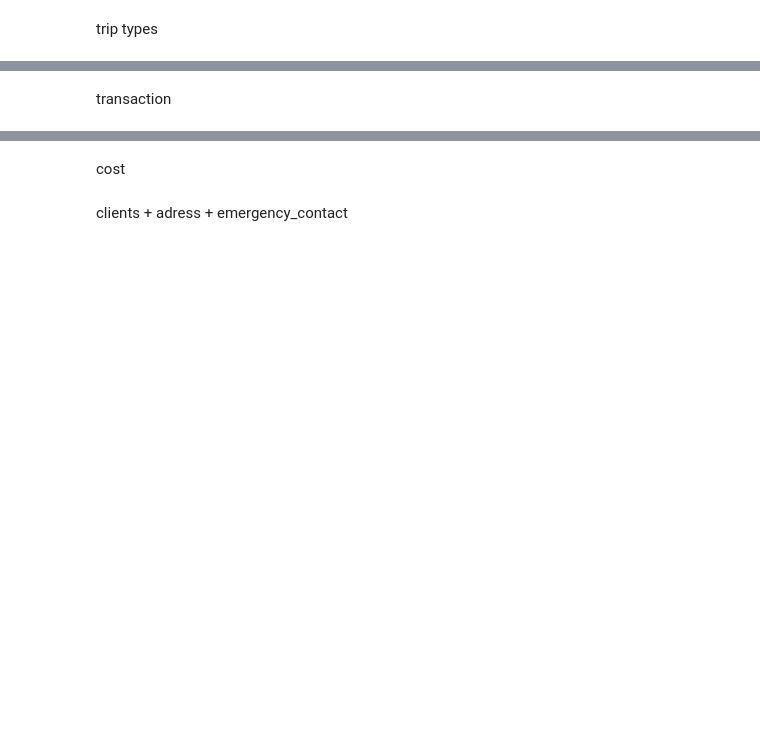
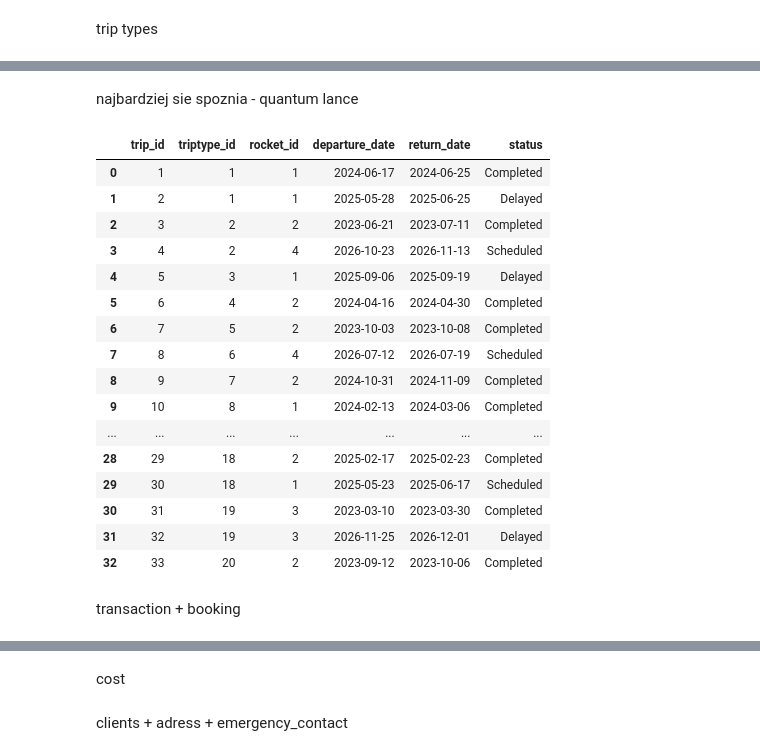
Before and after one commit to werojskz/space_database, a Jupyter notebook: data_creation.ipynb, the cells around one changed output, grey strips where cells are left out. Drawn from its saved outputs; the diff is of its cells as text; code cells hidden in the pictures; blank space fills up the shorter version.

```diff
--- a/data_creation.ipynb
+++ b/data_creation.ipynb
@@ -174,2 +252,16 @@ trips + emplyee +rocket
+# %%
+def is_employee_available(emp_id, new_start, new_end):
+    for trip in trip_employees:
+        if trip["employee_id"] == emp_id:
+            # znajdź zakres dat tej misji
+            trip_id = trip["trip_id"]
+            trip_info = next((t for t in trips if t["trip_id"] == trip_id), None)
+            if trip_info:
+                existing_start = datetime.strptime(trip_info["departure_date"], "%Y-%m-%d")
+                existing_end = datetime.strptime(trip_info["return_date"], "%Y-%m-%d")
+                # sprawdź konflikt
+                if not (new_end < existing_start or new_start > existing_end):
+                    return False
+    return True
 # %%
 # Update employee and trip generation to ensure each trip has a Pilot and Navigator
@@ -240,0 +365,2 @@ df_rockets = pd.DataFrame(rockets)
+# %% [markdown]
+najbardziej sie spoznia - quantum lance
@@ -241,5 +469,25 @@ df_rockets = pd.DataFrame(rockets)
+# %%
+df_trips
+# %% [output]
+|  | trip_id | triptype_id | rocket_id | departure_date | return_date | status |
+| 0 | 1 | 1 | 1 | 2024-06-17 | 2024-06-25 | Completed |
+| 1 | 2 | 1 | 1 | 2025-05-28 | 2025-06-25 | Delayed |
+| 2 | 3 | 2 | 2 | 2023-06-21 | 2023-07-11 | Completed |
+| 3 | 4 | 2 | 4 | 2026-10-23 | 2026-11-13 | Scheduled |
+| 4 | 5 | 3 | 1 | 2025-09-06 | 2025-09-19 | Delayed |
+| 5 | 6 | 4 | 2 | 2024-04-16 | 2024-04-30 | Completed |
+| 6 | 7 | 5 | 2 | 2023-10-03 | 2023-10-08 | Completed |
+| 7 | 8 | 6 | 4 | 2026-07-12 | 2026-07-19 | Scheduled |
+| 8 | 9 | 7 | 2 | 2024-10-31 | 2024-11-09 | Completed |
+| 9 | 10 | 8 | 1 | 2024-02-13 | 2024-03-06 | Completed |
+| ... | ... | ... | ... | ... | ... | ... |
+| 28 | 29 | 18 | 2 | 2025-02-17 | 2025-02-23 | Completed |
+| 29 | 30 | 18 | 1 | 2025-05-23 | 2025-06-17 | Scheduled |
+| 30 | 31 | 19 | 3 | 2023-03-10 | 2023-03-30 | Completed |
+| 31 | 32 | 19 | 3 | 2026-11-25 | 2026-12-01 | Delayed |
+| 32 | 33 | 20 | 2 | 2023-09-12 | 2023-10-06 | Completed |
 # %% [markdown]
-transaction
+transaction + booking
 # %%
 import math
 
```
Also changed, not shown: parts of 23 cells of this notebook, 12 other files.
